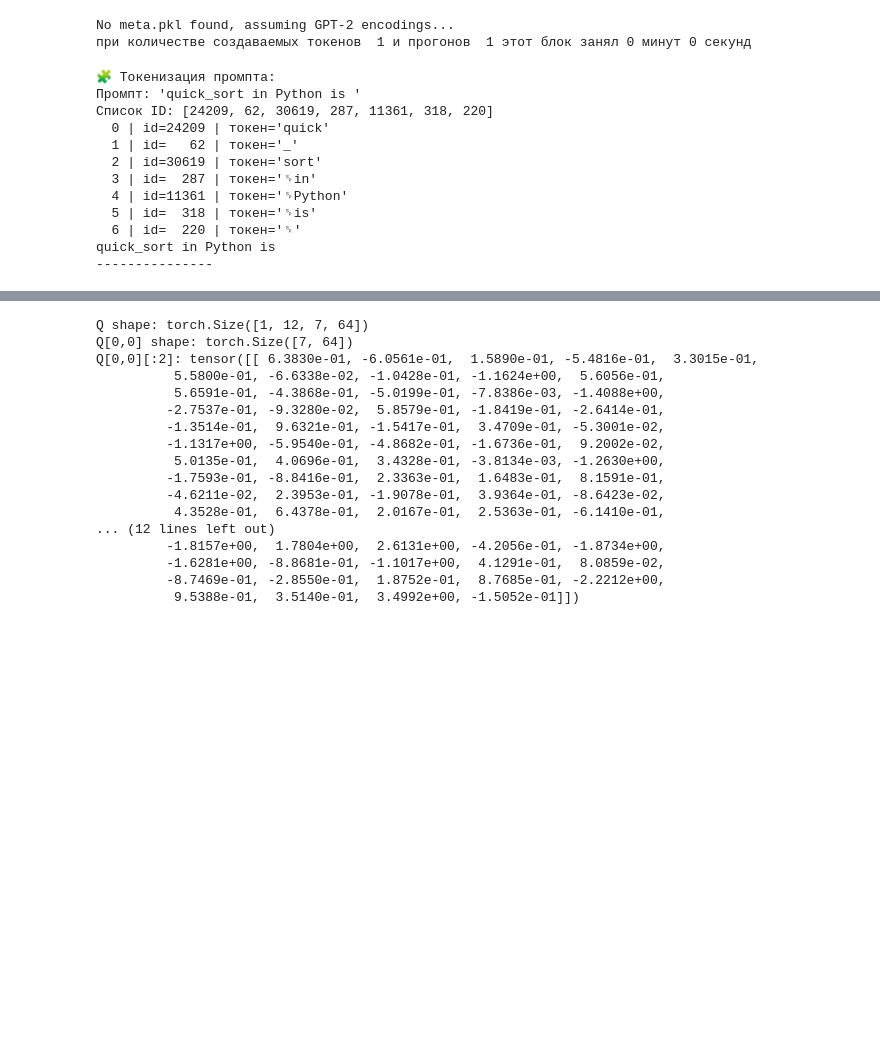
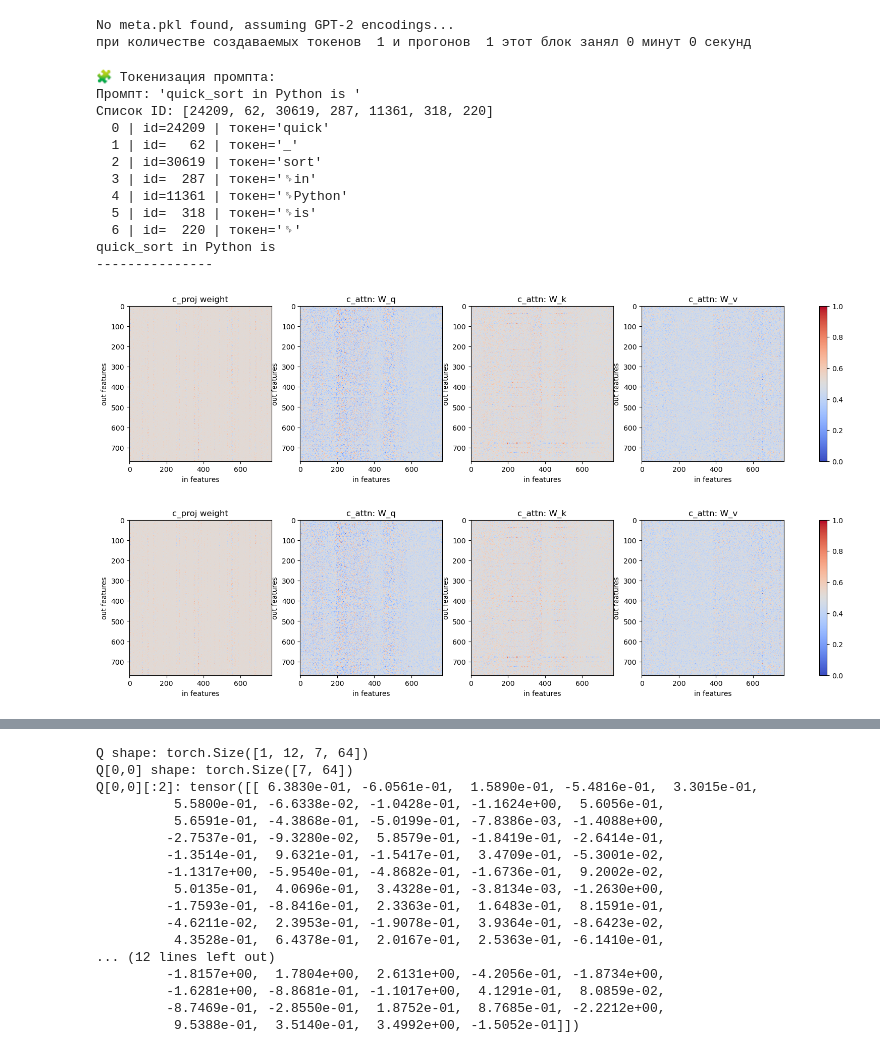
Before and after one commit to Chernobilsky/LLM_Sketches, a Jupyter notebook: model_sample_imshow.ipynb, the cells around one changed output, grey strips where cells are left out. Saved outputs shown, nothing was run; the diff lists cells and outputs as text; code cells hidden in the pictures; blank space fills up the shorter version.

Commit message:
with computed matrices

```diff
--- a/model_sample_imshow.ipynb
+++ b/model_sample_imshow.ipynb
@@ -611,6 +611,8 @@ No meta.pkl found, assuming GPT-2 encodings...
 при количестве создаваемых токенов  1 и прогонов  1 этот блок занял 0 минут 0 секунд
 # %%
 t1_temp = tm.time()
+
+start_ids = encode(start_prompt)
 
 # encode the beginning of the prompt
 if start_prompt.startswith('FILE:'):
@@ -636,37 +638,38 @@ except Exception:
     # fallback для случая, если meta.pkl используется
     print("Токены:", [decode([tid]) for tid in start_ids])
 
-start_ids = encode(start_prompt)
 x = (torch.tensor(start_ids, dtype=torch.long, device=device)[None, ...])
 
 # run generation
 with torch.no_grad():
     with ctx:
         for k in range(num_samples):
             y = model.generate(x, max_new_tokens, temperature=temperature, top_k=top_k)
             print(decode(y[0].tolist()))
             print('---------------')
 
 layer_idx = 0  # слой
 
-#fig, axes = show_attn_weight_matrices(model, layer_idx=0)
-#plt.show()
+fig, axes = show_attn_weight_matrices(model, layer_idx=0)
+plt.show()
 
 
-#q = show_attn_weight_matrices(model, layer_idx)
+q = show_attn_weight_matrices(model, layer_idx)
 # %% [output]
 🧩 Токенизация промпта:
 Промпт: 'quick_sort in Python is '
 Список ID: [24209, 62, 30619, 287, 11361, 318, 220]
   0 | id=24209 | токен='quick'
   1 | id=   62 | токен='_'
   2 | id=30619 | токен='sort'
   3 | id=  287 | токен='␠in'
   4 | id=11361 | токен='␠Python'
   5 | id=  318 | токен='␠is'
   6 | id=  220 | токен='␠'
 quick_sort in Python is
 ---------------
+[figure, added]
+[figure, added]
 # %%
 # тут будем убирать комментирование при проверке в Lambda C
 layer_idx = 0  # слой
```
Also changed, not shown: parts of 7 cells of this notebook.
